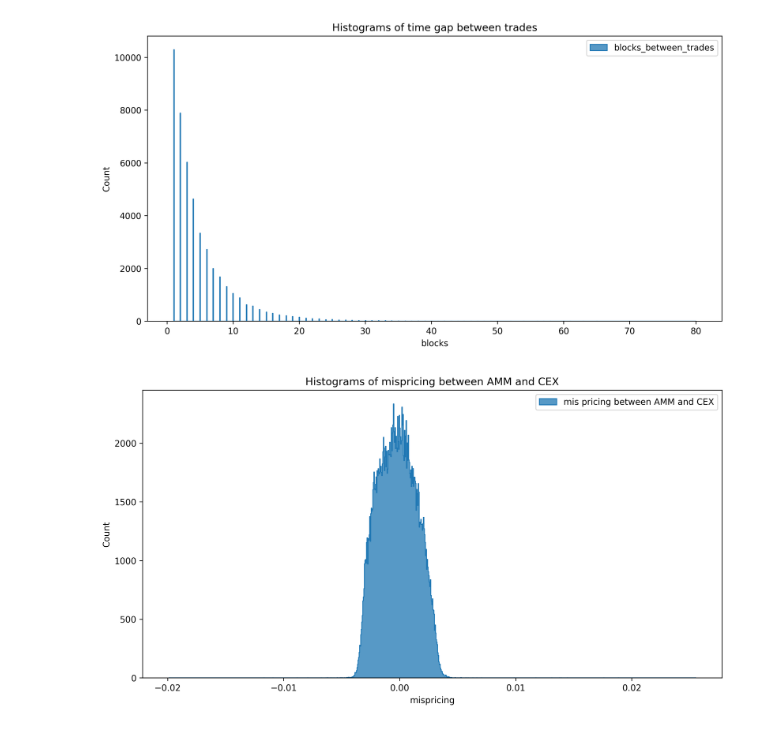
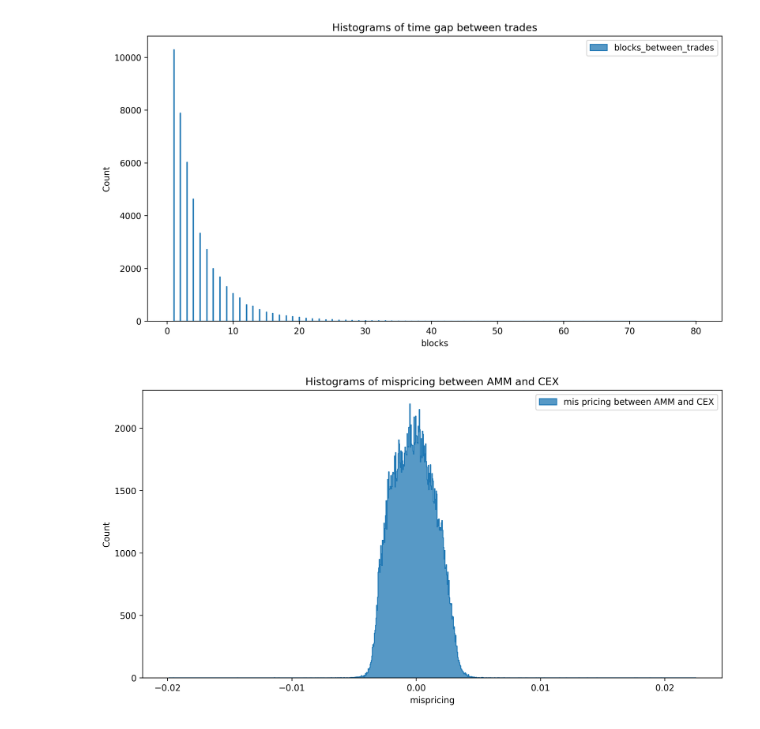
Before and after one commit to kosunghun317/orakle_amm, a Jupyter notebook: reproduce_MMRZ.ipynb, the cells around one changed output. Cells and saved outputs as stored; diff of their text form; code cells hidden in the pictures.

```diff
--- a/reproduce_MMRZ.ipynb
+++ b/reproduce_MMRZ.ipynb
@@ -233,23 +276,25 @@ plt.show()
 # %%
 """
 Mispricing distribution
 """
 df["amm_price"] = df["reserve0"] / df["reserve1"]
-df["misPricing"] = np.log(df["price"] / df["amm_price"])
+df["misPricing"] = np.log(
+    df["price"] / df["amm_price"].shift(1)
+)  # We want to know the gap before arbitrageurs fix it.
 
 plt.figure(figsize=(12, 6), dpi=300)
 sns.histplot(
     df["misPricing"], bins=1000, label="mis pricing between AMM and CEX", element="step"
 )
 
 plt.xlabel("mispricing")
 plt.ylabel("Count")
 plt.title("Histograms of mispricing between AMM and CEX")
 plt.legend()
 
 plt.show()
 # %% [output]
-[figure, old version]
+[figure, new version]
 # %%
 """
 TODO:
```
Also changed, not shown: parts of 1 cell of this notebook.
